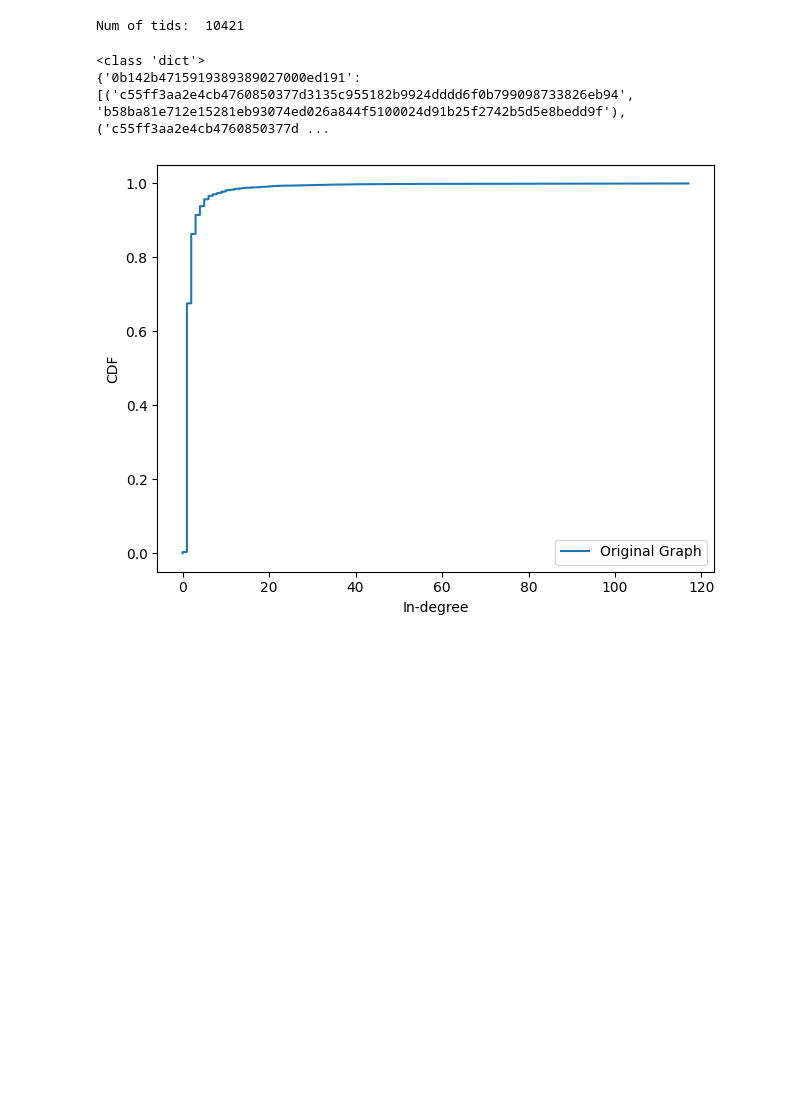
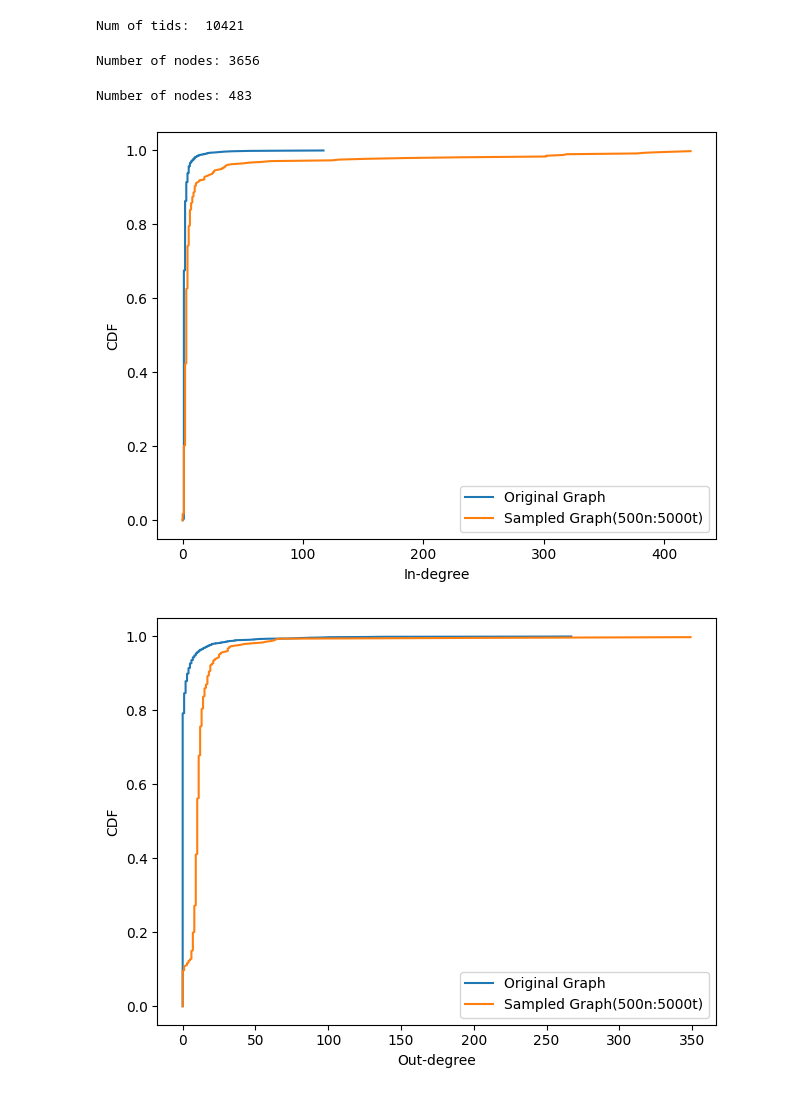
Before and after one commit to ritulS/TraceProc, a Jupyter notebook: graph_evaluation.ipynb, the cells around one changed output. Saved outputs shown, nothing was run; the diff lists cells and outputs as text; code cells hidden in the pictures; blank space fills up the shorter version.

Commit message:
deg dist eval complete

```diff
--- a/graph_evaluation.ipynb
+++ b/graph_evaluation.ipynb
@@ -51,46 +52,62 @@ def extract_traceid_rows(df, tid):
     ]
     return tid_calls
 
-def build_digraph(df, tids_list):
+def build_digraph_from_df(df, tids_list):
     '''
     Builds digraph.
     Args: df= list of trace rows, list of tids to build and add
     Returns: A full di graph with tids given.
     '''
     t_edges = []
-    for i in range(len(tids_list)):
-        tid_calls = extract_traceid_rows(df, tids_list[i])
+    for tid in tqdm(tids_list):
+        tid_calls = extract_traceid_rows(df, tid)
          # list of edges of trace
         for call in tid_calls:
-            t_edges.append([call.um, call.dm])
+            t_edges.append((call.um, call.dm))
     G = nx.DiGraph()
     G.add_edges_from(t_edges)
     return G
+
+def build_digraph_from_tracesdict(traces_dict):
+
+    full_graph_edge_list = []
+    for edge_list in traces_dict.values():
+        full_graph_edge_list.extend(edge_list)
+    G = nx.DiGraph()
+    G.add_edges_from(full_graph_edge_list)
+
+    return G
 # %%
+'''
+Read & Build Original Graph
+'''
 df = csv_to_df("./casper_rebuild.csv")
 
 # Extract all tids
 tids_list = df['traceid'].unique()
 num_traces = len(tids_list)
 print("Num of tids: ", num_traces)
+
+# Building the full original digraph
+G_original = build_digraph_from_df(df, tids_list)
+print("Number of nodes:", G_original.number_of_nodes())
+# print("Number of edges:", G_original.number_of_edges())
 # %% [output]
 Num of tids:  10421
+Number of nodes: 3656
-# %%
-# Building the full original digraph
-G_original = build_digraph(df, tids_list)
 # %%
 '''
 Read & Build Sampled graphs
 '''
 
-with open('downsampled_graphs/500nodes_500traces.pkl', 'rb') as pkl_file:
+with open('downsampled_graphs/500nodes_5000traces.pkl', 'rb') as pkl_file:
     T_prime = pickle.load(pkl_file)
-out = dict(itertools.islice(T_prime.items(), 1))
-print(type(T_prime))
-print(out)
+
+# Building the sampled original digraph
+G_sampled = build_digraph_from_tracesdict(T_prime)
+print("Number of nodes:", G_sampled.number_of_nodes())
 # %% [output]
-<class 'dict'>
-{'0b142b4715919389389027000ed191': [('c55ff3aa2e4cb4760850377d3135c955182b9924dddd6f0b799098733826eb94', 'b58ba81e712e15281eb93074ed026a844f5100024d91b25f2742b5d5e8bedd9f'), ('c55ff3aa2e4cb4760850377d ...
+Number of nodes: 483
 # %%
 def plot_cdf(data, label):
     x_vals = np.sort(data)
@@ -126,7 +143,10 @@ def deg_dist_viz(Gs_and_labels, in_or_out):
     plt.tight_layout()
     plt.show()
 # Kolmogrov D Statistic
-# %%
-deg_dist_viz([[G_original, 'Original Graph']], 'in')
-# %% [output]
-[figure, removed]
+# %%
+Gs_and_labels = [[G_original, 'Original Graph'],[G_sampled, 'Sampled Graph(500n:5000t)']]
+deg_dist_viz(Gs_and_labels, 'in')
+deg_dist_viz(Gs_and_labels, 'out')
+# %% [output]
+[figure, added]
+[figure, added]
```
Also changed, not shown: parts of 3 cells of this notebook, 1 other file.
